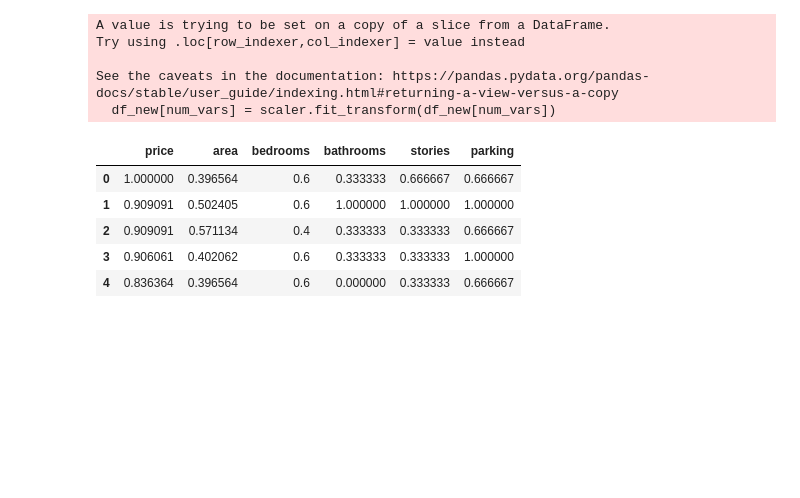
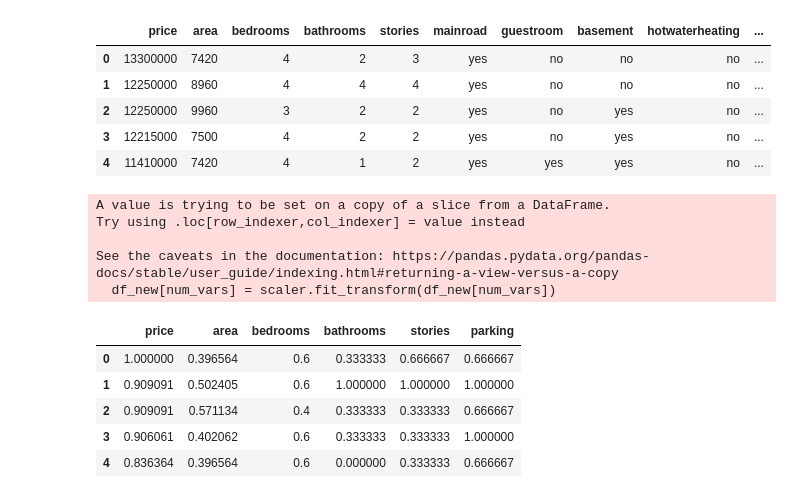
Before and after one commit to ismachy/Introduction-to-ML, a Jupyter notebook: HW_5_Q_02_a_b.ipynb, the cells around one changed output. Saved outputs shown, nothing was run; the diff lists cells and outputs as text; code cells hidden in the pictures; blank space fills up the shorter version.

```diff
--- a/HW_5_Q_02_a_b.ipynb
+++ b/HW_5_Q_02_a_b.ipynb
@@ -27,3 +10,14 @@ housing
+# %%
+url = 'https://raw.githubusercontent.com/hurricane195/Intro-to-Machine-Learning/Datasets/Housing.csv'
+housing = pd.read_csv(url)
+housing.head()
+# %% [output]
+|  | price | area | bedrooms | bathrooms | stories | mainroad | guestroom | basement | hotwaterheating | ... |
+| 0 | 13300000 | 7420 | 4 | 2 | 3 | yes | no | no | no | ... |
+| 1 | 12250000 | 8960 | 4 | 4 | 4 | yes | no | no | no | ... |
+| 2 | 12250000 | 9960 | 3 | 2 | 2 | yes | no | yes | no | ... |
+| 3 | 12215000 | 7500 | 4 | 2 | 2 | yes | no | yes | no | ... |
+| 4 | 11410000 | 7420 | 4 | 1 | 2 | yes | yes | yes | no | ... |
 # %%
 num_vars = ['price', 'area', 'bedrooms', 'bathrooms', 'stories', 'parking']
 df_new = housing[num_vars]
```
Also changed, not shown: parts of 10 cells of this notebook.
